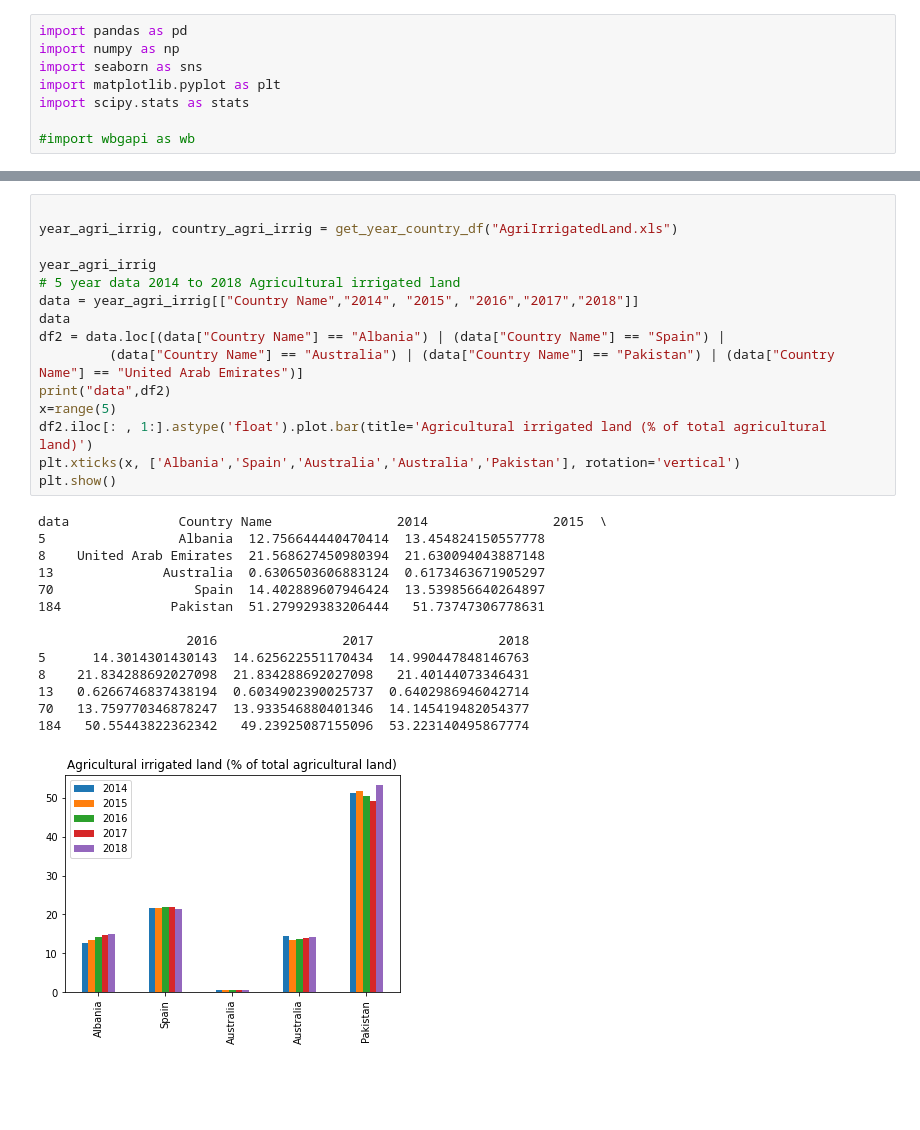
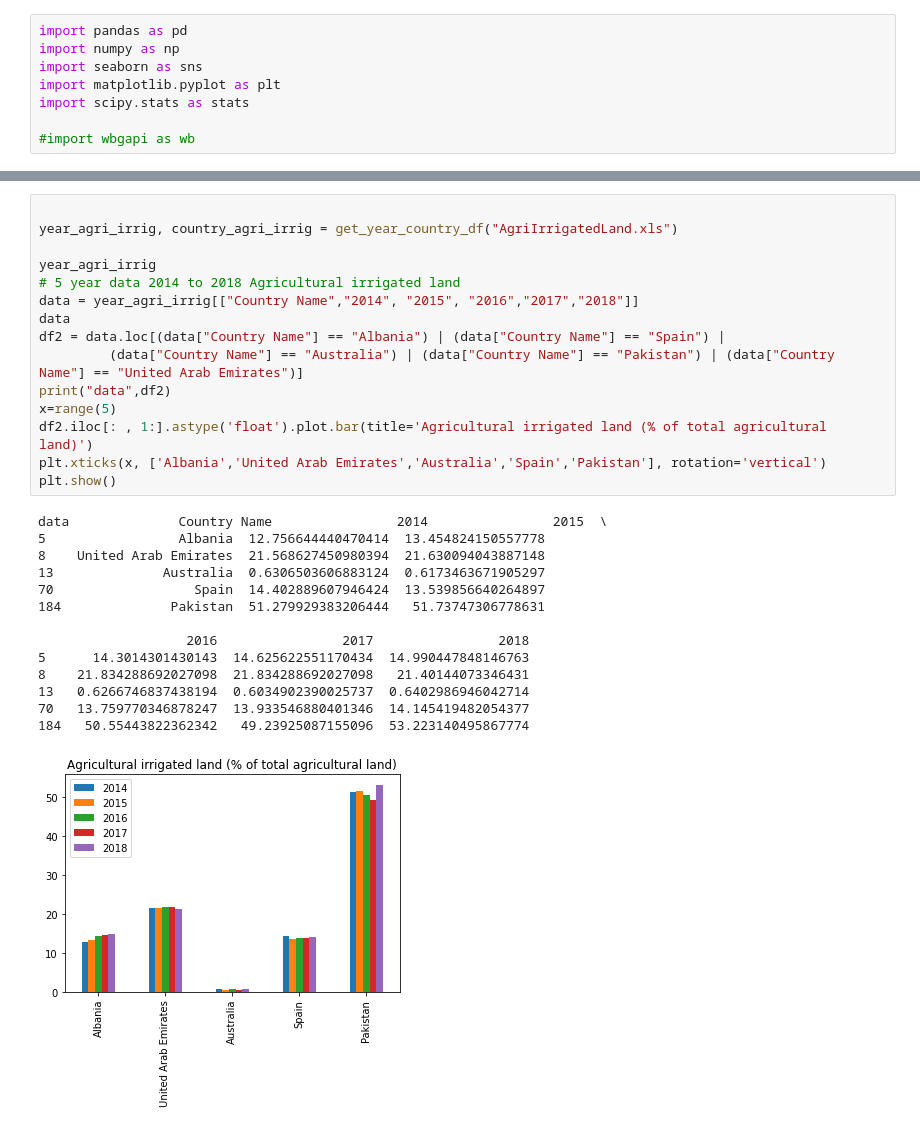
Before and after one commit to SarithaSundaresan/assignment2, a Jupyter notebook: assignment2.ipynb, the cells around one changed output, grey strips where cells are left out. Cells and saved outputs as stored; diff of their text form; blank space fills up the shorter version.

```diff
--- a/assignment2.ipynb
+++ b/assignment2.ipynb
@@ -60,33 +48,33 @@ Name: 70, dtype: object
 # %%
 
 year_agri_irrig, country_agri_irrig = get_year_country_df("AgriIrrigatedLand.xls")
 
 year_agri_irrig
 # 5 year data 2014 to 2018 Agricultural irrigated land
 data = year_agri_irrig[["Country Name","2014", "2015", "2016","2017","2018"]]
 data
 df2 = data.loc[(data["Country Name"] == "Albania") | (data["Country Name"] == "Spain") |
          (data["Country Name"] == "Australia") | (data["Country Name"] == "Pakistan") | (data["Country Name"] == "United Arab Emirates")]
 print("data",df2)
 x=range(5)
 df2.iloc[: , 1:].astype('float').plot.bar(title='Agricultural irrigated land (% of total agricultural land)')
-plt.xticks(x, ['Albania','Spain','Australia','Australia','Pakistan'], rotation='vertical')
+plt.xticks(x, ['Albania','United Arab Emirates','Australia','Spain','Pakistan'], rotation='vertical')
 plt.show()
 # %% [output]
 data              Country Name                2014                2015  \
 5                 Albania  12.756644440470414  13.454824150557778
 8    United Arab Emirates  21.568627450980394  21.630094043887148
 13              Australia  0.6306503606883124  0.6173463671905297
 70                  Spain  14.402889607946424  13.539856640264897
 184              Pakistan  51.279929383206444   51.73747306778631
 
                    2016                2017                2018
 5      14.3014301430143  14.625622551170434  14.990447848146763
 8    21.834288692027098  21.834288692027098   21.40144073346431
 13   0.6266746837438194  0.6034902390025737  0.6402986946042714
 70   13.759770346878247  13.933546880401346  14.145419482054377
 184   50.55443822362342   49.23925087155096  53.223140495867774
-[figure, old version]
+[figure, new version]
 # %%
 year_energyuse, country_energyuse = get_year_country_df("Energyuse.xls")
 year_energyuse.head()
```
Also changed, not shown: parts of 5 cells of this notebook, 1 other file.
